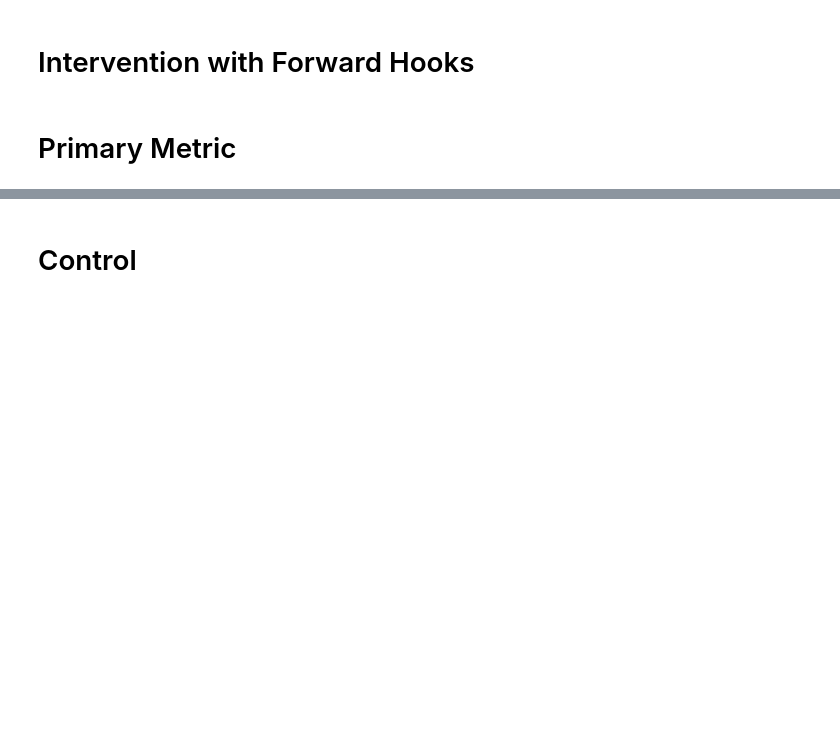
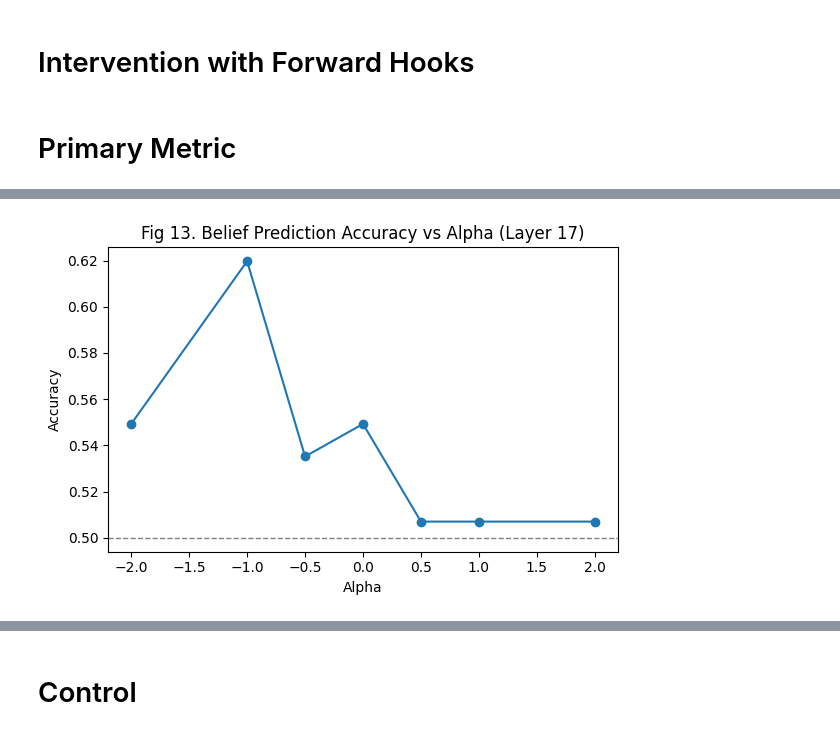
Before and after one commit to froge159/belief-project-sef, a Jupyter notebook: experiments/phase2.ipynb, the cells around one changed output, grey strips where cells are left out. Drawn from its saved outputs; the diff is of its cells as text; code cells hidden in the pictures; blank space fills up the shorter version.

```diff
--- a/experiments/phase2.ipynb
+++ b/experiments/phase2.ipynb
@@ -25,5 +29,5 @@ bigtom = load_json_from_drive("/content/drive/MyDrive/SEF/Data/BigToM/bigtom_all
 # %%
-model_id = "mistralai/Mistral-7B-v0.1"
+model_id = "HuggingFaceH4/zephyr-7b-beta"
 tokenizer = AutoTokenizer.from_pretrained(model_id, padding=True, truncation=True, model_max_length=512)
 tokenizer.padding_side = "left"
 tokenizer.truncation_side = "right"
@@ -349,26 +79,0 @@ a =    4: accuracy = 0.8
-# %%
-import matplotlib.pyplot as plt
-
-# Combine all accuracy results into a single dictionary
-all_accuracies = {}
-all_accuracies.update(acc)
-
-# Sort the alphas and their corresponding accuracies
-sorted_alphas = sorted(all_accuracies.keys())
-sorted_accuracies = [all_accuracies[alpha] for alpha in sorted_alphas]
-
-# Create the line plot
-plt.figure(figsize=(10, 6))
-plt.plot(sorted_alphas, sorted_accuracies, marker='o', linestyle='-', label='Accuracy vs. Alpha')
-
-# Add a marker at alpha = 0
-if 0 in all_accuracies:
-    plt.plot(0, all_accuracies[0], 'X', markersize=10, color='red', label='Alpha = 0 (Baseline)')
-
-# Add labels and title
-plt.xlabel('Alpha (Intervention Strength)')
-plt.ylabel('Accuracy')
-plt.title('Accuracy of ToMi Task with MLP Intervention')
-plt.grid(True)
-plt.legend()
-plt.show()
@@ -376,0 +336,15 @@ plt.show()
+# %%
+import matplotlib.pyplot as plt
+
+alphas_sorted = sorted(accuracies.keys())
+acc_values = [accuracies[a] for a in alphas_sorted]
+plt.figure(figsize=(6, 4))
+plt.plot(alphas_sorted, acc_values, marker="o")
+plt.axhline(0.5, color="gray", linestyle="--", linewidth=1)
+plt.xlabel("Alpha")
+plt.ylabel("Accuracy")
+plt.title("Fig 13. Belief Prediction Accuracy vs Alpha (Layer 17)")
+plt.tight_layout()
+plt.show()
+# %% [output]
+[figure, added]
```
Also changed, not shown: parts of 21 cells of this notebook.
